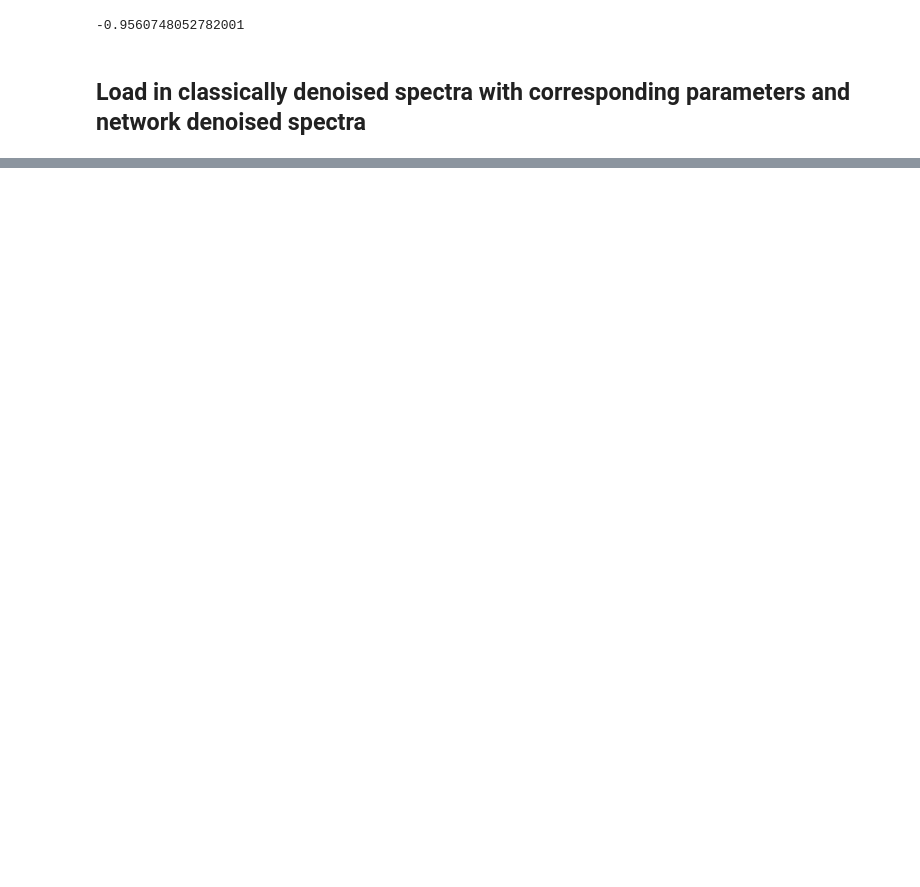
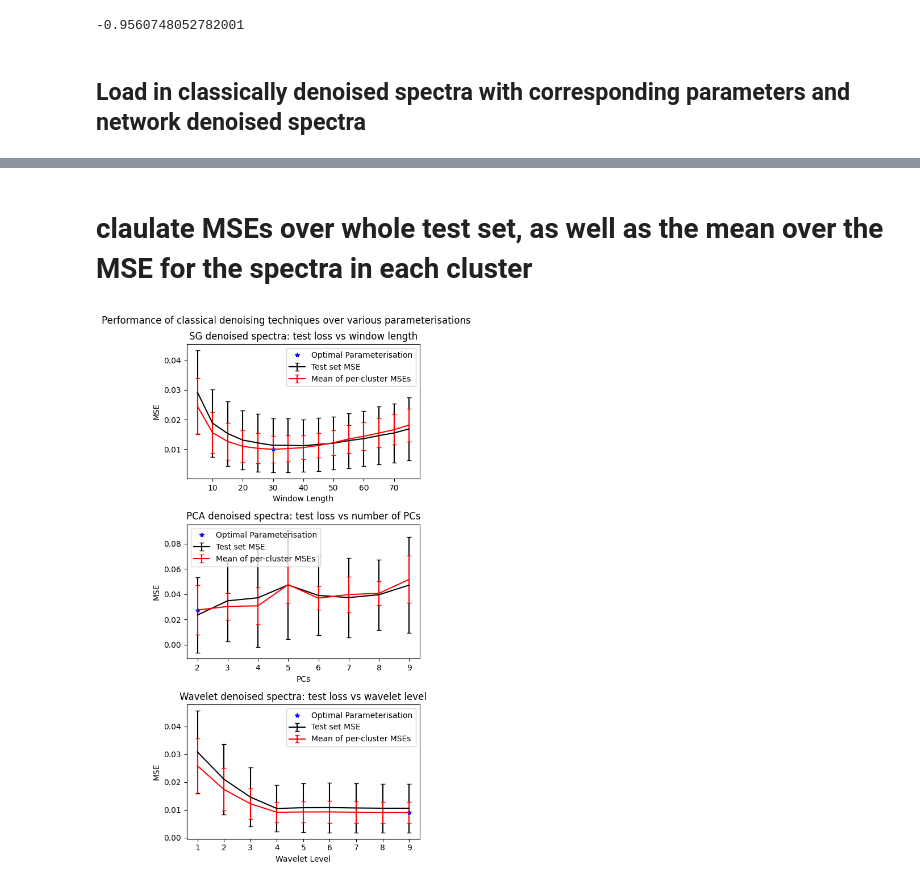
Before and after one commit to ciaranbench/spectral-denoising-cycleGAN, a Jupyter notebook: Evaluate_Denoising_Techniques.ipynb, the cells around one changed output, grey strips where cells are left out. Cells and saved outputs as stored; diff of their text form; code cells hidden in the pictures; blank space fills up the shorter version.

Commit message:
per_cluster MSE calculations

```diff
--- a/Evaluate_Denoising_Techniques.ipynb
+++ b/Evaluate_Denoising_Techniques.ipynb
@@ -186,0 +218,2 @@ fig.tight_layout()
+# %% [markdown]
+# claulate MSEs over whole test set, as well as the mean over the MSE for the spectra in each cluster
@@ -186,0 +258,52 @@ fig.tight_layout()
+# %%
+SG_MSEs = []
+SG_stds = []
+SG_class_mean_MSEs = []
+SG_class_std_MSEs = []
+for i in range(np.shape(sg)[0]):
+    SG_MSEs.append(np.mean(np.mean((sg[i] - gt)**2,axis=1)))
+    SG_stds.append(np.std(np.mean((sg[i] - gt)**2,axis=1)))
+    MSE_class = []
+    for j in np.unique(labels):
+        cluster_indices = np.where(labels == j)
+        MSE_class.append(np.mean(np.mean((sg[i][cluster_indices] - gt[cluster_indices])**2,axis=1)))
+    SG_class_mean_MSEs.append(np.mean(MSE_class))
+    SG_class_std_MSEs.append(np.std(MSE_class))
+
+sg_index_class = np.where(SG_class_mean_MSEs==np.min(SG_class_mean_MSEs))
+sg_index = np.where(SG_MSEs==np.min(SG_MSEs))
+sg_mse_plot = SG_MSEs[int(np.squeeze(sg_index_class))]
+sg_std_plot = SG_stds[int(np.squeeze(sg_index_class))]
+# %%
+fig, ax = plt.subplots(3,1,figsize=(5, 10))
+
+#ax[0].plot(sg_params, SG_MSEs)
+ax[0].errorbar(sg_params, SG_MSEs, SG_stds, capsize=3,color='black',label = 'Test set MSE')
+ax[0].errorbar(sg_params, SG_class_mean_MSEs, SG_class_std_MSEs, capsize=3,color='red', label = 'Mean of per-cluster MSEs')
+ax[0].plot(sg_params[int(np.squeeze(sg_index_class))], SG_class_mean_MSEs[int(np.squeeze(sg_index_class))], 'b*', label = 'Optimal Parameterisation')
+#ax[0].axvline(x=sg_params[int(np.squeeze(sg_index_class))],ls='--',color='purple',label = 'Optimal Parameterisation')
+ax[0].set_xlabel('Window Length')
+ax[0].set_ylabel('MSE')
+ax[0].set_title('SG denoised spectra: test loss vs window length')
+ax[0].legend()
+ax[1].errorbar(pc_params,PCA_MSEs,PCA_stds, capsize=3,color='black',label = 'Test set MSE')
+ax[1].errorbar(pc_params, PCA_class_mean_MSEs, PCA_class_std_MSEs, capsize=3,color='red', label = 'Mean of per-cluster MSEs')
+ax[1].plot(pc_params[int(np.squeeze(pc_index_class))], PCA_class_mean_MSEs[int(np.squeeze(pc_index_class))], 'b*', label = 'Optimal Parameterisation')
+#ax[1].axvline(x=pc_params[int(np.squeeze(pc_index_class))],ls='--',color='purple',label = 'Optimal Parameterisation')
+ax[1].set_xlabel('PCs')
+ax[1].set_ylabel('MSE')
+ax[1].set_title('PCA denoised spectra: test loss vs number of PCs')
+ax[1].legend()
+
+ax[2].errorbar(np.squeeze(wav_params),np.squeeze(wav_MSEs),wav_stds, capsize=3,color='black',label = 'Test set MSE')
+ax[2].errorbar(wav_params, wav_class_mean_MSEs, wav_class_std_MSEs, capsize=3,color='red', label = 'Mean of per-cluster MSEs')
+ax[2].plot(wav_params[int(np.squeeze(wav_index_class))], wav_class_mean_MSEs[int(np.squeeze(wav_index_class))], 'b*', label = 'Optimal Parameterisation')
+#ax[2].axvline(x=wav_params[int(np.squeeze(wav_index_class))],ls='--',color='purple',label = 'Optimal Parameterisation')
+ax[2].set_xlabel('Wavelet Level')
+ax[2].set_ylabel('MSE')
+ax[2].set_title('Wavelet denoised spectra: test loss vs wavelet level')
+ax[2].legend()
+fig.suptitle('Performance of classical denoising techniques over various parameterisations')
+fig.tight_layout()
+# %% [output]
+[figure, added]
```
Also changed, not shown: parts of 14 cells of this notebook.
